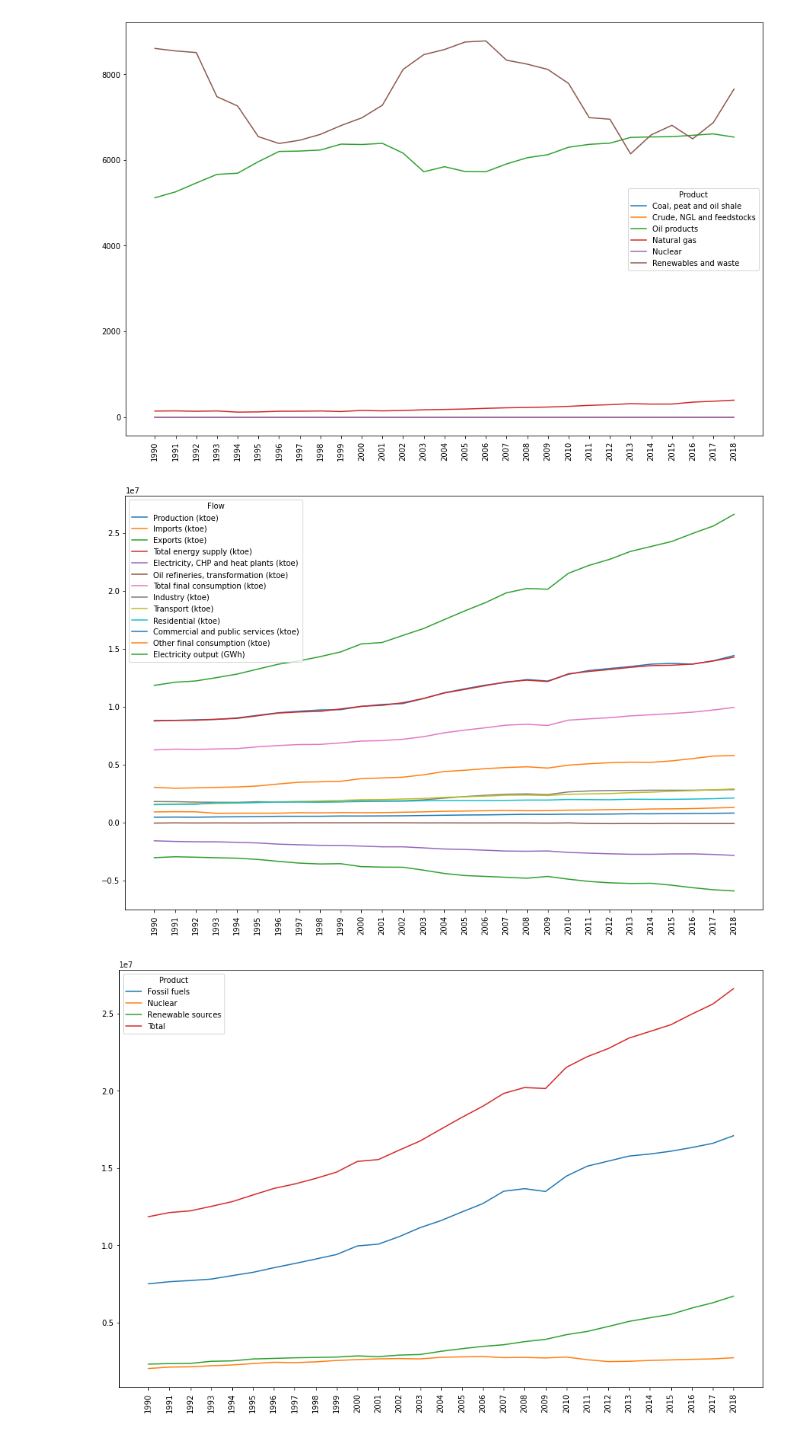
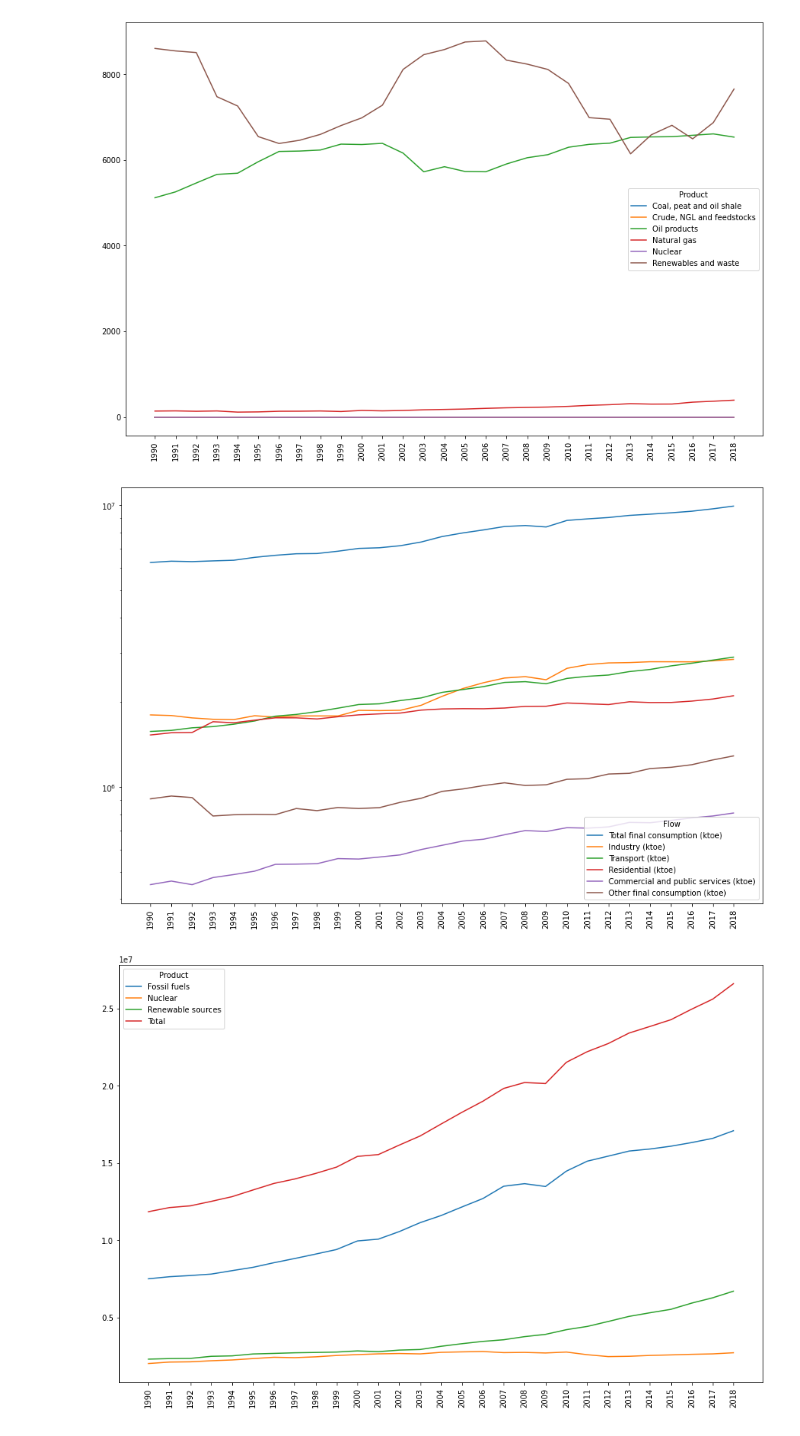
Before and after one commit to VitorHugoOli/Analise_Dados_Energetico, a Jupyter notebook: Analise_IEA.ipynb, the cells around one changed output. Drawn from its saved outputs; the diff is of its cells as text; code cells hidden in the pictures.

```diff
--- a/Analise_IEA.ipynb
+++ b/Analise_IEA.ipynb
@@ -151,11 +204,16 @@ commanPlot(residential)
 world = df.loc[('World')]
 world.to_csv('world.csv')
 # %%
-total_wrld:pd.DataFrame = world.loc[('Total')].transpose()
+total_wrld:pd.DataFrame = world.loc[('Total')].iloc[6:12].transpose()
-# %%
-commanPlot(total_wrld)
-# %% [output]
-[figure, removed]
+# %%
+#consumo total no mundo inteiro
+total_wrld.plot(figsize=(15,10))
+plt.xticks(years)
+plt.xticks(rotation=90)
+plt.yscale('log')
+plt.show()
+# %% [output]
+[figure, added]
 # %%
 #Comparação de produção de energia mundial
 eletric_wrld = world.xs('Electricity output (GWh)',level='Flow').transpose()
```
Also changed, not shown: parts of 14 cells of this notebook.
